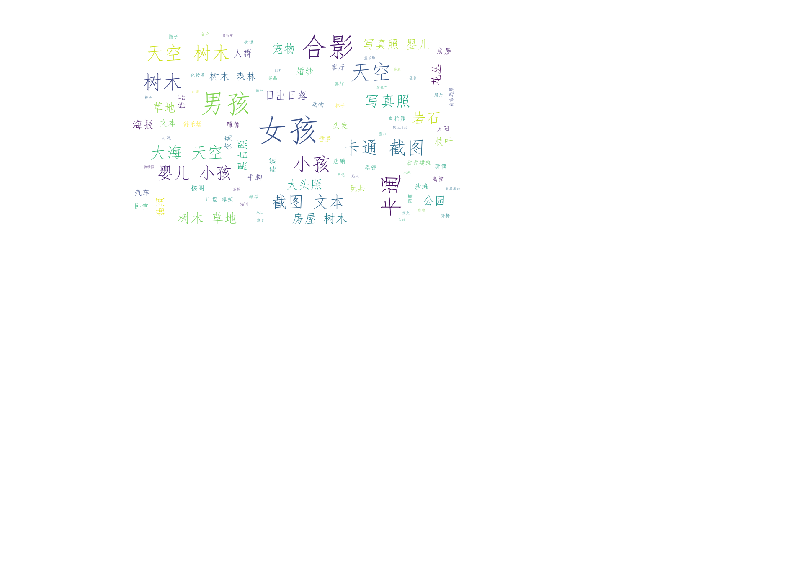
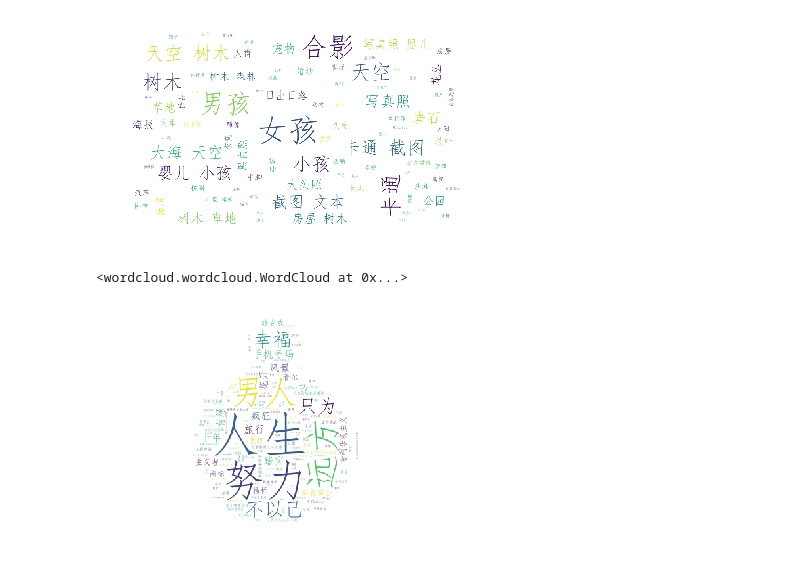
Before and after one commit to polarbear611/Data-Analysis, a Jupyter notebook: Wechat/wechat_friends.ipynb, the cells around one changed output. Saved outputs shown, nothing was run; the diff lists cells and outputs as text; code cells hidden in the pictures; blank space fills up the shorter version.

```diff
--- a/Wechat/wechat_friends.ipynb
+++ b/Wechat/wechat_friends.ipynb
@@ -200,0 +225,21 @@ plt.show()
+# %%
+#用wordcloud模块展示好友签名出现频率较高的关键词
+from wordcloud import WordCloud
+import matplotlib.pyplot as plt
+import numpy as np
+from PIL import Image
+
+back_coloring = np.array(Image.open('round.jpg'))
+wordcloud = WordCloud(
+    font_path='simfang.ttf',
+    background_color = 'white',
+    mask = back_coloring,
+    width = 1200,
+    height = 1000)
+wordcloud.generate(signatures)
+plt.axis("off")
+plt.imshow(wordcloud)
+wordcloud.to_file('signature.jpg')
+# %% [output]
+<wordcloud.wordcloud.WordCloud at 0x...>
+[figure, added]
```
Also changed, not shown: parts of 19 cells of this notebook, 2 other files.
